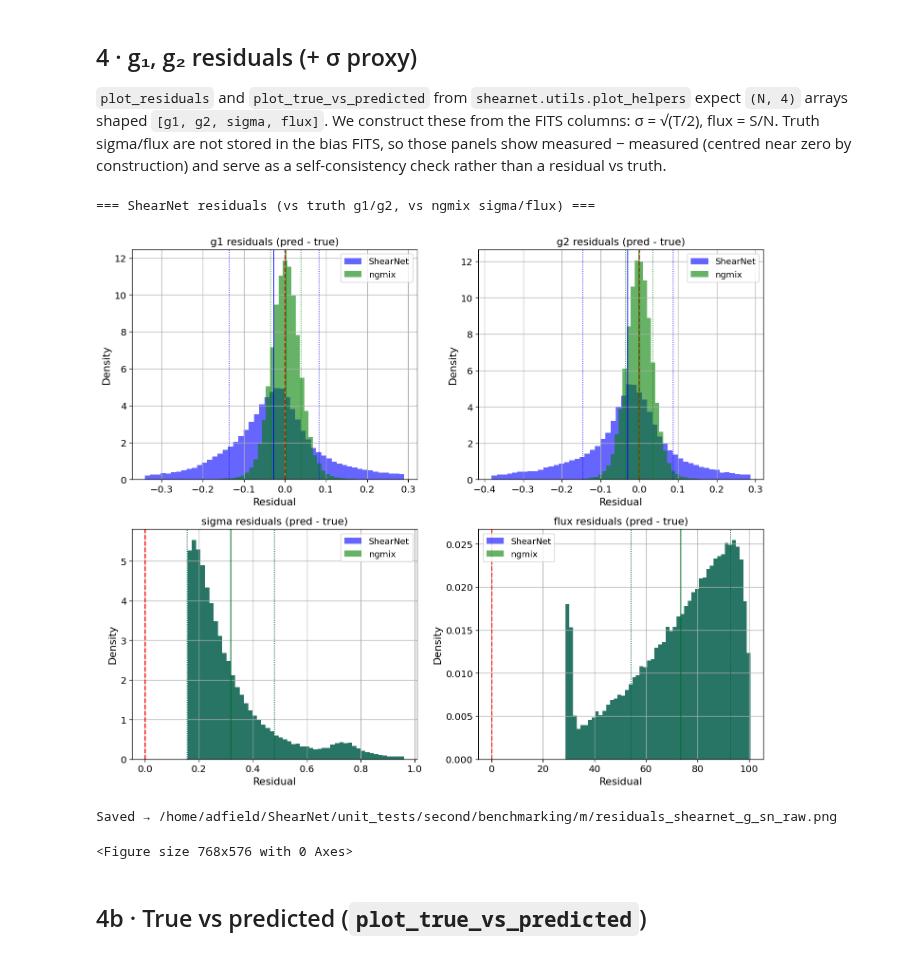
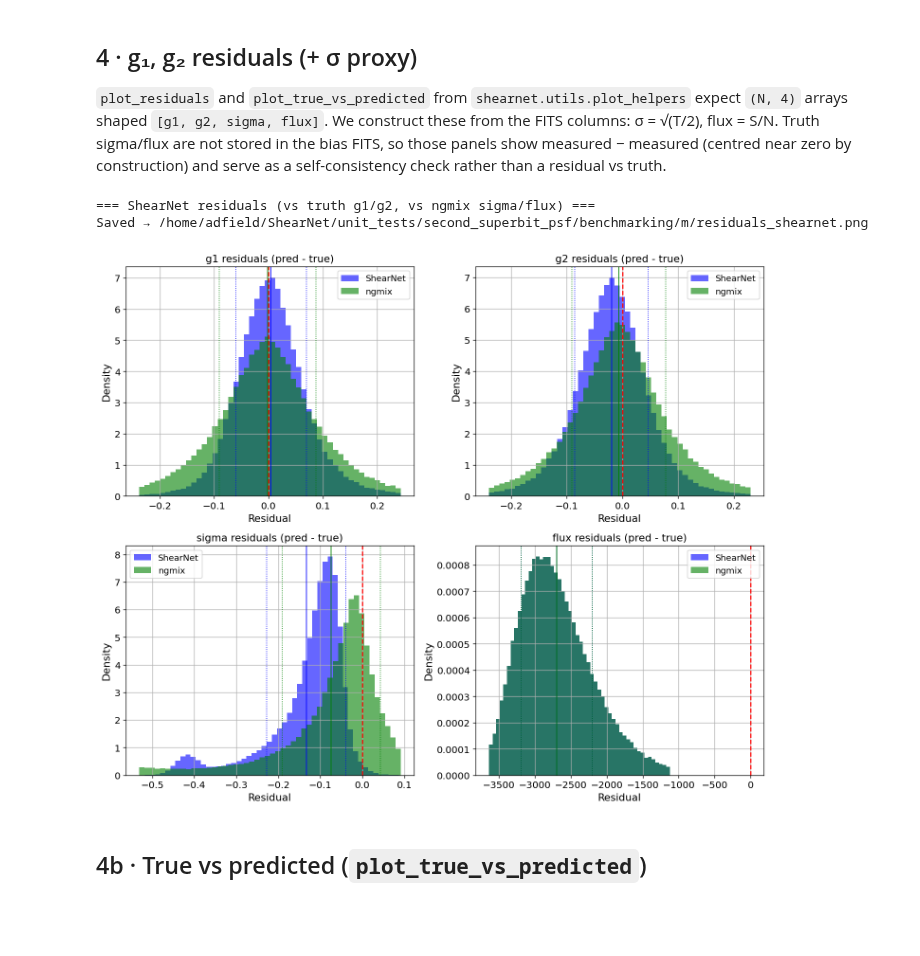
Before and after one commit to s-Sayan/ShearNet, a Jupyter notebook: shear_bias/plots_from_fits.ipynb, the cells around one changed output. Saved outputs shown, nothing was run; the diff lists cells and outputs as text; code cells hidden in the pictures; blank space fills up the shorter version.

Commit message:
unit tests and adjacent test notebooks

```diff
--- a/shear_bias/plots_from_fits.ipynb
+++ b/shear_bias/plots_from_fits.ipynb
@@ -36,8 +36,8 @@ COLORS = {
 import os
 
 # ── input files ──────────────────────────────────────────────────────────────
-METACAL_FITS     = '/home/adfield/ShearNet/unit_tests/second/benchmarking/m/metacal_results.fits'
-PSF_LEAKAGE_FITS = '/home/adfield/ShearNet/unit_tests/second/benchmarking/psf_leakage/psf_leakage_results.fits'
+METACAL_FITS     = '/home/adfield/ShearNet/unit_tests/second_superbit_psf/benchmarking/m/metacal_results_sbpsf.fits'
+PSF_LEAKAGE_FITS = '/home/adfield/ShearNet/unit_tests/second_superbit_psf/benchmarking/psf_leakage/psf_leakage_results_sbpsf.fits'
 
 # ── output directories (derived from file locations) ─────────────────────────
 METACAL_DIR  = os.path.dirname(METACAL_FITS)
@@ -85,6 +85,7 @@ T_gal   = _get(tab_p, 'T_noshear')
 T_psf   = _get(tab_p, 'Tpsf_noshear')
 gpsf    = _get(tab_p, 'gpsf_noshear')   # (N, 2)
 flags   = _get(tab_p, 'flag')
+flux_ng  = _get(tab_p, 'flux_noshear')
 
 # ── metacal responses (r22 may be absent if only 1p/1m types were run) ────────
 r11    = _get(tab_p, 'r11')
@@ -98,9 +99,17 @@ g_sn_noshear = _get(tab_p, 'g_sn_noshear')  # (N, 2)
 g_sn_raw     = _get(tab_p, 'g_sn_raw')      # (N, 2)
 r11_sn       = _get(tab_p, 'r11_sn')
 r22_sn       = _get(tab_p, 'r22_sn')
+g_sn_sigma = _get(tab_p, 'g_sn_sigma')   # (N,) or all-NaN
+g_sn_flux  = _get(tab_p, 'g_sn_flux')    # (N,) or all-NaN
+
+HAS_SN_SIGMA = not np.all(np.isnan(g_sn_sigma))
+HAS_SN_FLUX  = not np.all(np.isnan(g_sn_flux))
 
 HAS_SN = not np.all(np.isnan(g_sn_noshear))
 print(f'ShearNet predictions present: {HAS_SN}')
+
+gal_hlr_th  = _get(tab_p, 'gal_hlr_th')
+gal_flux_th = _get(tab_p, 'gal_flux_th')
 
 # ── quality cut ───────────────────────────────────────────────────────────────
 sel = (flags == 0) & np.isfinite(g_ngmix[:, 0]) & np.isfinite(T_gal)
@@ -124,6 +133,11 @@ G_SN    = g_sn_noshear[sel]
 G_SN_R  = g_sn_raw[sel]
 R11_SN_ = r11_sn[sel]
 R22_SN_ = r22_sn[sel]
+HLR_TH_  = gal_hlr_th[sel]
+FLUX_TH_ = gal_flux_th[sel]
+G_SN_SIGMA = g_sn_sigma[sel]
+G_SN_FLUX  = g_sn_flux[sel]
+FLUX_NG = flux_ng[sel]
 # %% [output]
 TAB_P rows : 200000
 TAB_M rows : 200000
@@ -172,45 +209,42 @@ measured − measured (centred near zero by construction) and serve as a
 self-consistency check rather than a residual vs truth.
 # %%
 # ── build (N, 4) arrays expected by plot_helpers ────────────────────────────
-# Columns: [g1, g2, sigma, flux]  where sigma = sqrt(T/2), flux = s2n
-# Truth sigma/flux are not saved in the bias FITS; we use measured values
-# so the sigma/flux residual panels reflect internal scatter, not bias vs truth.
-sigma_ng  = np.sqrt(np.abs(TG_) / 2.0)
+sigma_ng     = np.sqrt(np.abs(TG_) / 2.0)
 
-true_4    = np.column_stack([G_TH,
-                              np.zeros(len(G_TH)),   # sigma truth unknown
-                              np.zeros(len(G_TH))])  # flux truth unknown
+# true sigma: convert catalog HLR to T convention: T = 2*HLR^2
+true_sigma = np.sqrt(2) * HLR_TH_   # sqrt(T/2) = sqrt(2*HLR^2/2) = HLR
 
-pred_ng_4 = np.column_stack([G_NG, sigma_ng, S2N_])
+true_4    = np.column_stack([G_TH, true_sigma, FLUX_TH_])
+pred_ng_4 = np.column_stack([G_NG, sigma_ng, FLUX_NG])
 
 # ── ShearNet residuals ────────────────────────────────────────────────────────
 if HAS_SN:
-    sigma_sn  = np.sqrt(np.abs(TG_) / 2.0)
-    pred_sn_4 = np.column_stack([G_SN, sigma_sn, S2N_])
+    sn_sigma_col = G_SN_SIGMA if HAS_SN_SIGMA else sigma_ng
+    sn_flux_col  = G_SN_FLUX  if HAS_SN_FLUX  else FLUX_NG
+    pred_sn_4 = np.column_stack([G_SN, sn_sigma_col, sn_flux_col])
 
     print("\n=== ShearNet residuals (vs truth g1/g2, vs ngmix sigma/flux) ===")
     plot_residuals(
         true_labels=true_4,
         predicted_labels=pred_sn_4,
         preds_ngmix=pred_ng_4,
+        path=os.path.join(METACAL_DIR, "residuals_shearnet"),
     )
-    plt.savefig(os.path.join(METACAL_DIR, "residuals_shearnet_g_sn_raw.png"), dpi=150, bbox_inches="tight")
-    print(f"Saved → {os.path.join(METACAL_DIR, 'residuals_shearnet_g_sn_raw.png')}")
+    print(f"Saved → {os.path.join(METACAL_DIR, 'residuals_shearnet.png')}")
 else:
     # ── ngmix residuals ──────────────────────────────────────────────────────────
     print("=== ngmix residuals ===")
     plot_residuals(
         true_labels=true_4,
         predicted_labels=pred_ng_4,
         preds_ngmix=pred_ng_4,
+        path=os.path.join(METACAL_DIR, "residuals_ngmix.png"),
     )
-    plt.savefig(os.path.join(METACAL_DIR, "residuals_ngmix.png"), dpi=150, bbox_inches="tight")
     print(f"Saved → {os.path.join(METACAL_DIR, 'residuals_ngmix.png')}")
 # %% [output]
 === ShearNet residuals (vs truth g1/g2, vs ngmix sigma/flux) ===
+Saved → /home/adfield/ShearNet/unit_tests/second_superbit_psf/benchmarking/m/residuals_shearnet.png
-[figure, old version]
+[figure, new version]
-Saved → /home/adfield/ShearNet/unit_tests/second/benchmarking/m/residuals_shearnet_g_sn_raw.png
-<Figure size 768x576 with 0 Axes>
 # %% [markdown]
 ## 4b · True vs predicted  (`plot_true_vs_predicted`)
 # %%
```
Also changed, not shown: parts of 10 cells of this notebook, 26 other files.
